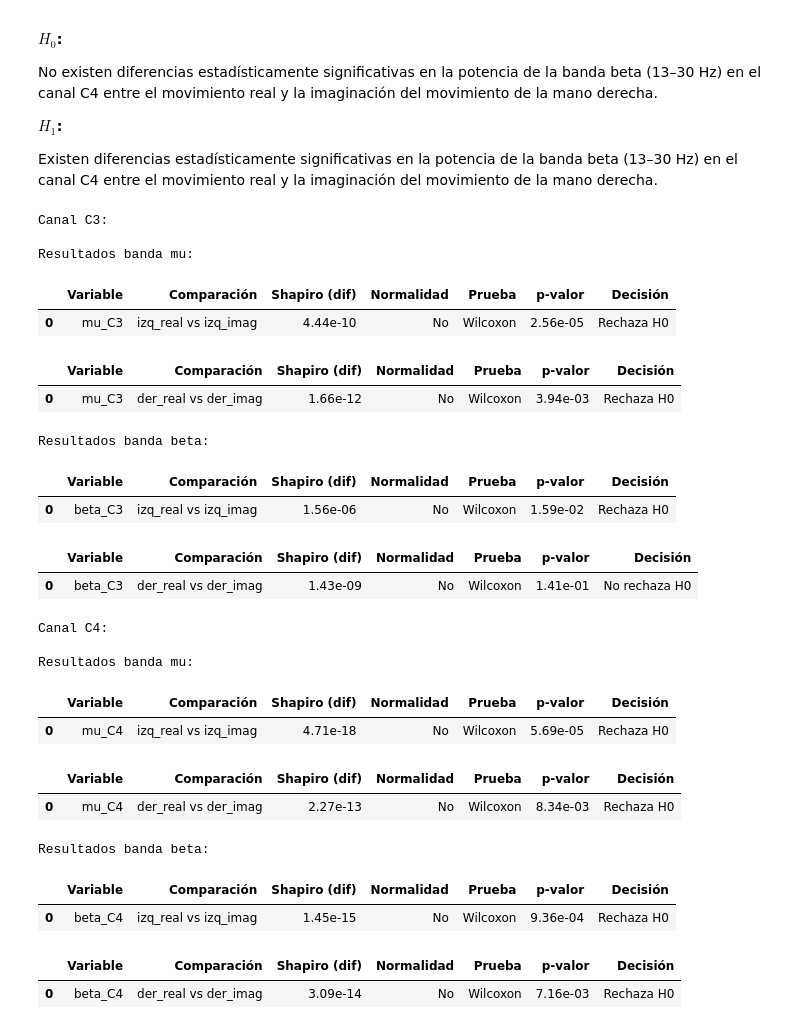
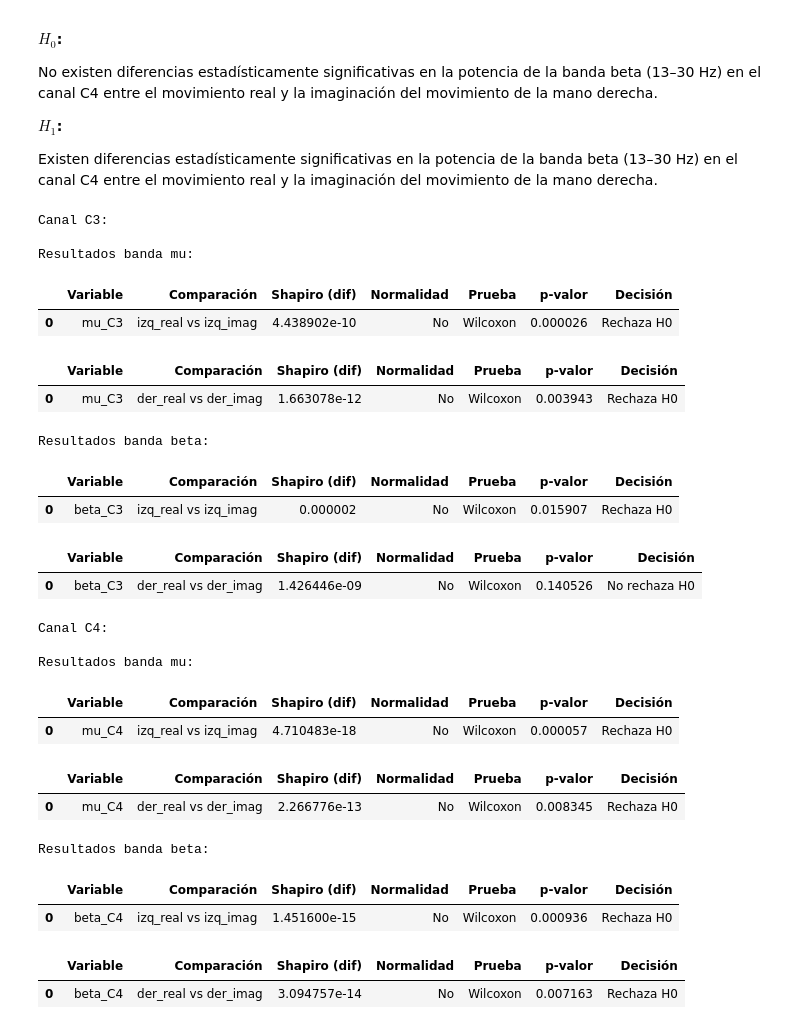
Before and after one commit to Isa21bella09/Proyecto-1---Biose-ales---Procesamiento-EEG, a Jupyter notebook: Proyecto 1 - Bioseñales.ipynb, the cells around one changed output. Saved outputs shown, nothing was run; the diff lists cells and outputs as text; code cells hidden in the pictures.

```diff
--- a/Proyecto 1 - Bioseñales.ipynb
+++ b/Proyecto 1 - Bioseñales.ipynb
@@ -405,8 +404 @@ plt.show()
 [figure]
-# %%
-from scipy.stats import shapiro
-
-grupo = df[df["tarea"]=="izq_imag"]["alpha_C3"]
-stat, p = shapiro(grupo)
-
-print("p =", p)
@@ -703,52 +712,52 @@ Existen diferencias estadísticamente significativas en la potencia de la banda
 # %%
 # Uso de la función en los casos planteados anteriormente
 # Canal C3
 print("Canal C3:")
 
 # 1. Banda mu
 print("\nResultados banda mu:")
-evaluar_hipotesis_tabla(df, "mu_C3", "izq_real", "izq_imag")
-evaluar_hipotesis_tabla(df, "mu_C3", "der_real", "der_imag")
+evaluar_hipotesis(df, "mu_C3", None, "izq_real", "izq_imag", tipo = "condiciones")
+evaluar_hipotesis(df, "mu_C3", None, "der_real", "der_imag", tipo = "condiciones")
 
 # 2. Banda beta
 print("\nResultados banda beta:")
-evaluar_hipotesis_tabla(df, "beta_C3", "izq_real", "izq_imag")
-evaluar_hipotesis_tabla(df, "beta_C3", "der_real", "der_imag")
+evaluar_hipotesis(df, "beta_C3", None, "izq_real", "izq_imag", tipo = "condiciones")
+evaluar_hipotesis(df, "beta_C3", None, "der_real", "der_imag", tipo = "condiciones")
 
 # Canal C4
 print("\nCanal C4:")
 
 # 1. Banda mu
 print("\nResultados banda mu:")
-evaluar_hipotesis_tabla(df, "mu_C4", "izq_real", "izq_imag")
-evaluar_hipotesis_tabla(df, "mu_C4", "der_real", "der_imag")
+evaluar_hipotesis(df, "mu_C4", None, "izq_real", "izq_imag", tipo = "condiciones")
+evaluar_hipotesis(df, "mu_C4", None, "der_real", "der_imag", tipo = "condiciones")
 
 # 2. Banda beta
 print("\nResultados banda beta:")
-evaluar_hipotesis_tabla(df, "beta_C4", "izq_real", "izq_imag")
-evaluar_hipotesis_tabla(df, "beta_C4", "der_real", "der_imag")
+evaluar_hipotesis(df, "beta_C4", None, "izq_real", "izq_imag", tipo = "condiciones")
+evaluar_hipotesis(df, "beta_C4", None, "der_real", "der_imag", tipo = "condiciones")
 # %% [output]
 Canal C3:
 
 Resultados banda mu:
 |  | Variable | Comparación | Shapiro (dif) | Normalidad | Prueba | p-valor | Decisión |
-| 0 | mu_C3 | izq_real vs izq_imag | 4.44e-10 | No | Wilcoxon | 2.56e-05 | Rechaza H0 |
+| 0 | mu_C3 | izq_real vs izq_imag | 4.438902e-10 | No | Wilcoxon | 0.000026 | Rechaza H0 |
 |  | Variable | Comparación | Shapiro (dif) | Normalidad | Prueba | p-valor | Decisión |
-| 0 | mu_C3 | der_real vs der_imag | 1.66e-12 | No | Wilcoxon | 3.94e-03 | Rechaza H0 |
+| 0 | mu_C3 | der_real vs der_imag | 1.663078e-12 | No | Wilcoxon | 0.003943 | Rechaza H0 |
 Resultados banda beta:
 |  | Variable | Comparación | Shapiro (dif) | Normalidad | Prueba | p-valor | Decisión |
-| 0 | beta_C3 | izq_real vs izq_imag | 1.56e-06 | No | Wilcoxon | 1.59e-02 | Rechaza H0 |
+| 0 | beta_C3 | izq_real vs izq_imag | 0.000002 | No | Wilcoxon | 0.015907 | Rechaza H0 |
 |  | Variable | Comparación | Shapiro (dif) | Normalidad | Prueba | p-valor | Decisión |
-| 0 | beta_C3 | der_real vs der_imag | 1.43e-09 | No | Wilcoxon | 1.41e-01 | No rechaza H0 |
+| 0 | beta_C3 | der_real vs der_imag | 1.426446e-09 | No | Wilcoxon | 0.140526 | No rechaza H0 |
 Canal C4:
 
 Resultados banda mu:
 |  | Variable | Comparación | Shapiro (dif) | Normalidad | Prueba | p-valor | Decisión |
-| 0 | mu_C4 | izq_real vs izq_imag | 4.71e-18 | No | Wilcoxon | 5.69e-05 | Rechaza H0 |
+| 0 | mu_C4 | izq_real vs izq_imag | 4.710483e-18 | No | Wilcoxon | 0.000057 | Rechaza H0 |
 |  | Variable | Comparación | Shapiro (dif) | Normalidad | Prueba | p-valor | Decisión |
-| 0 | mu_C4 | der_real vs der_imag | 2.27e-13 | No | Wilcoxon | 8.34e-03 | Rechaza H0 |
+| 0 | mu_C4 | der_real vs der_imag | 2.266776e-13 | No | Wilcoxon | 0.008345 | Rechaza H0 |
 Resultados banda beta:
 |  | Variable | Comparación | Shapiro (dif) | Normalidad | Prueba | p-valor | Decisión |
-| 0 | beta_C4 | izq_real vs izq_imag | 1.45e-15 | No | Wilcoxon | 9.36e-04 | Rechaza H0 |
+| 0 | beta_C4 | izq_real vs izq_imag | 1.451600e-15 | No | Wilcoxon | 0.000936 | Rechaza H0 |
 |  | Variable | Comparación | Shapiro (dif) | Normalidad | Prueba | p-valor | Decisión |
-| 0 | beta_C4 | der_real vs der_imag | 3.09e-14 | No | Wilcoxon | 7.16e-03 | Rechaza H0 |
+| 0 | beta_C4 | der_real vs der_imag | 3.094757e-14 | No | Wilcoxon | 0.007163 | Rechaza H0 |
```
Also changed, not shown: parts of 9 cells of this notebook.
